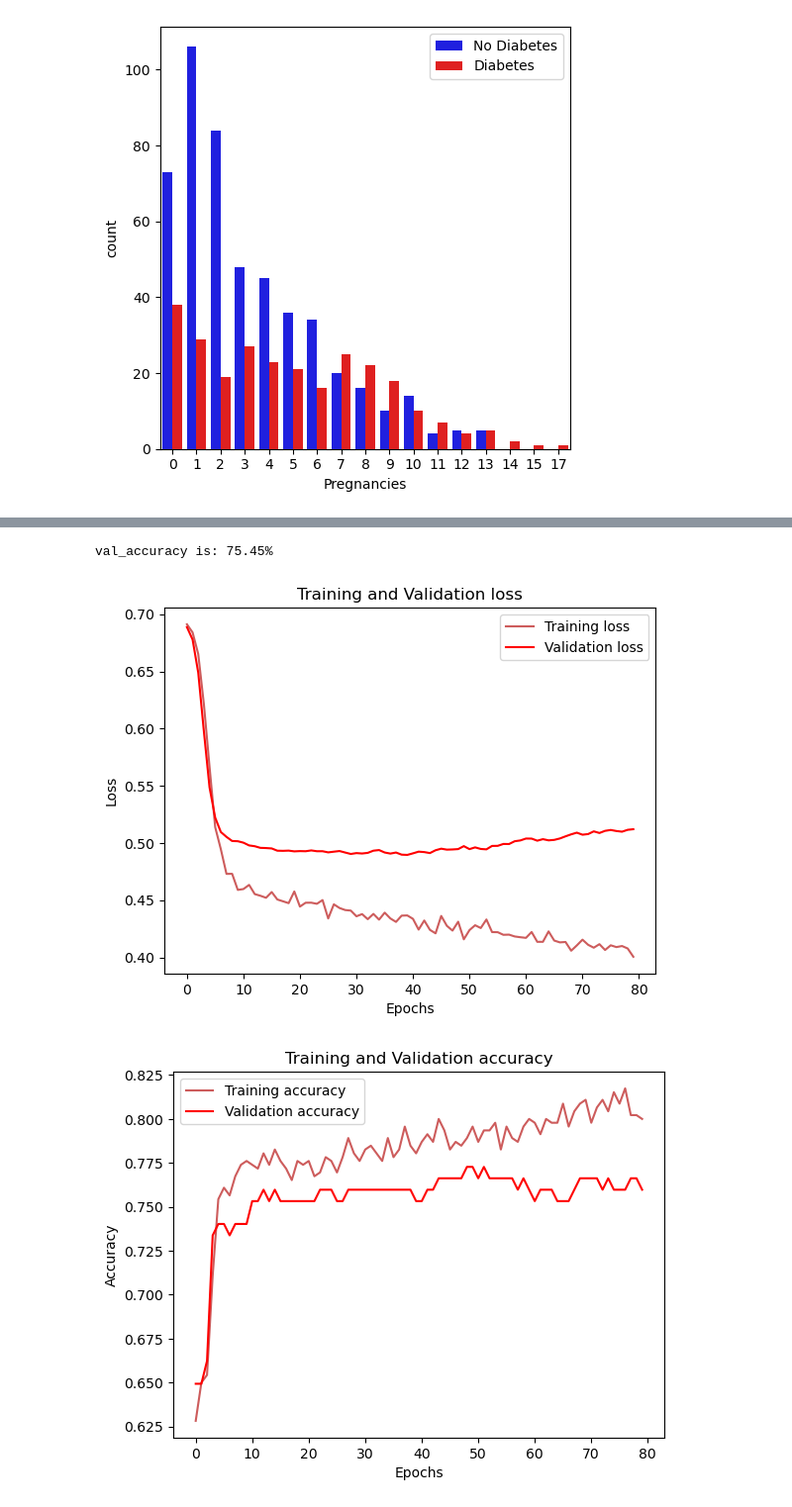
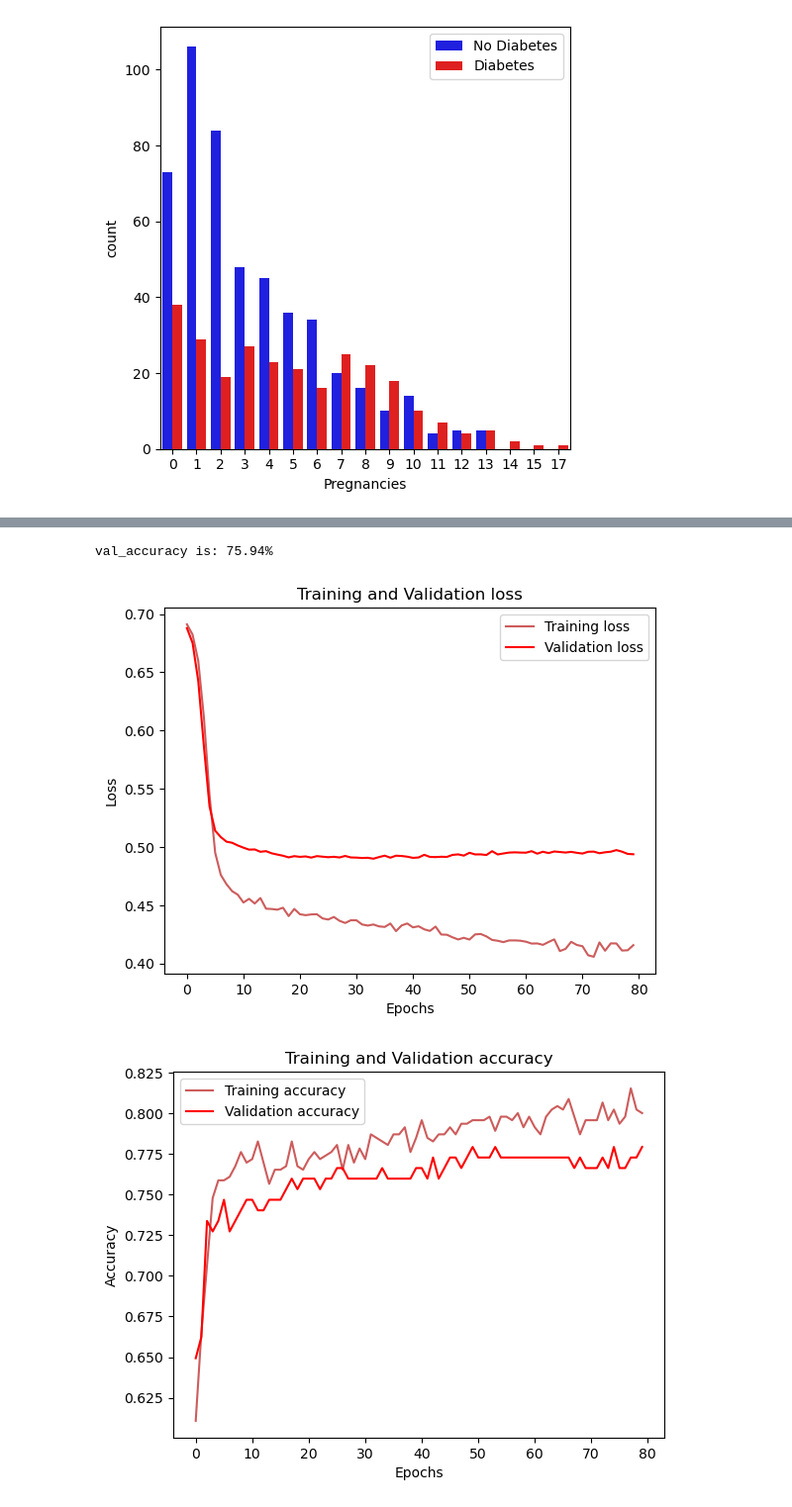
Before and after one commit to nataliepremru/diabetes-neural-network, a Jupyter notebook: ANN-diabetes.ipynb, the cells around one changed output, grey strips where cells are left out. Shown at 99% size. Drawn from its saved outputs; the diff is of its cells as text; code cells hidden in the pictures.

```diff
--- a/ANN-diabetes.ipynb
+++ b/ANN-diabetes.ipynb
@@ -206,12 +206,12 @@ model = Sequential()
 
 ## input layer
 model.add(Input(shape=(8,)))
-## layer 1
+## hidden layer 1
 model.add(Dense(units= 30, kernel_initializer= 'uniform', activation = 'relu'))
-## hidden layer 1
+## regularisation 1
+model.add(Dropout(0.1))
+## hidden layer 2
 model.add(Dense(units= 20, kernel_initializer= 'uniform', activation = 'relu'))
-## regularisation 1
-model.add(Dropout(0.2))
 ## output layer
 model.add(Dense(units= 1, kernel_initializer= 'uniform', activation = 'sigmoid'))
 
@@ -243,12 +243,12 @@ Epoch 80/80
 val_accuracy = np.mean(history.history['val_accuracy'])
 print("\n%s: %.2f%%" % ('val_accuracy is', val_accuracy*100))
 # %% [output]
-val_accuracy is: 75.45%
+val_accuracy is: 75.94%
 # %%
 ## storing the stages of backpropation
 history_df = pd.DataFrame(history.history)
 
-## plotting the stages to see the
+## plotting the loss at each backpropagation stage in validation vs training
 plt.plot(history_df.loc[:, ['loss']], "#CD5C5C", label='Training loss')
 plt.plot(history_df.loc[:, ['val_loss']],"#FF0000", label='Validation loss')
 plt.title('Training and Validation loss')
@@ -257,17 +257,16 @@ plt.ylabel('Loss')
 plt.legend(loc="best")
 plt.show()
 # %% [output]
-[figure, old version]
+[figure, new version]
 # %%
-history_df = pd.DataFrame(history.history)
-
+## plotting the accuracy at each backpropagation stage in validation vs training
 plt.plot(history_df.loc[:, ['accuracy']], "#CD5C5C", label='Training accuracy')
 plt.plot(history_df.loc[:, ['val_accuracy']],"#FF0000", label='Validation accuracy')
 
 plt.title('Training and Validation accuracy')
 plt.xlabel('Epochs')
 plt.ylabel('Accuracy')
 plt.legend()
 plt.show()
 # %% [output]
-[figure, old version]
+[figure, new version]
```
Also changed, not shown: parts of 1 cell of this notebook.
